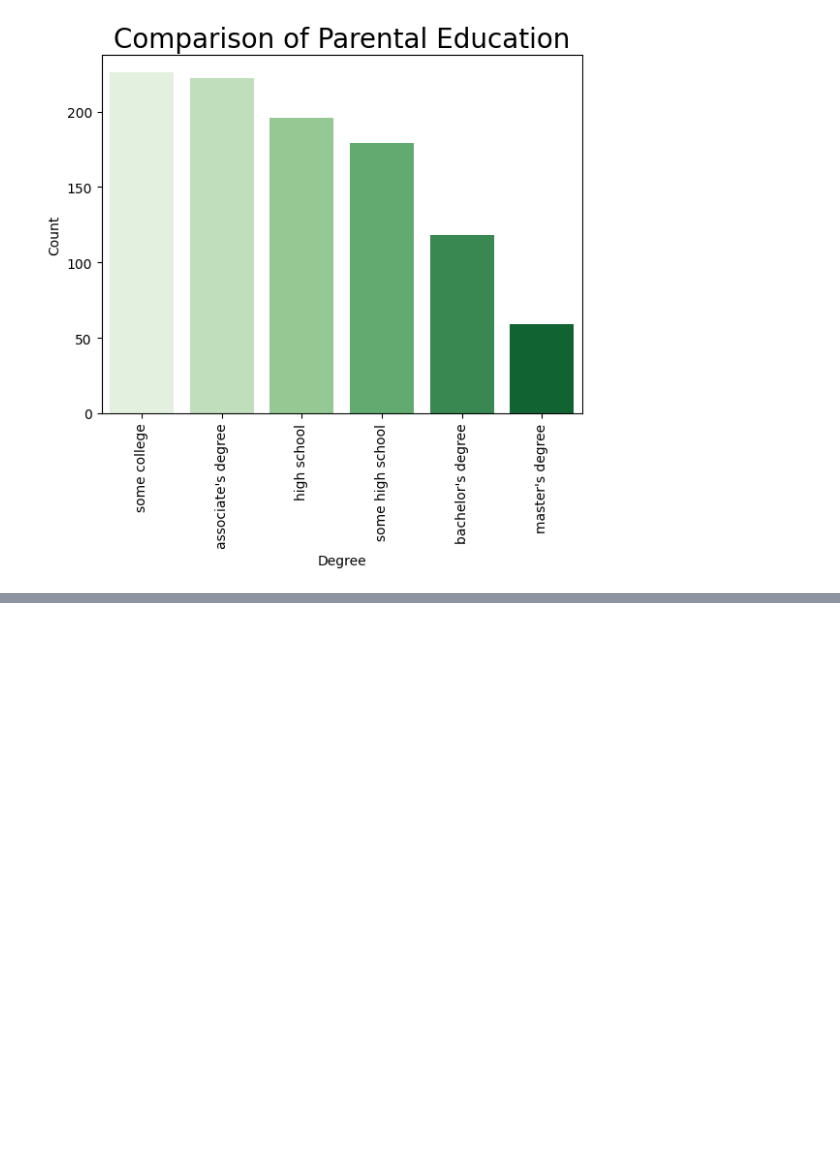
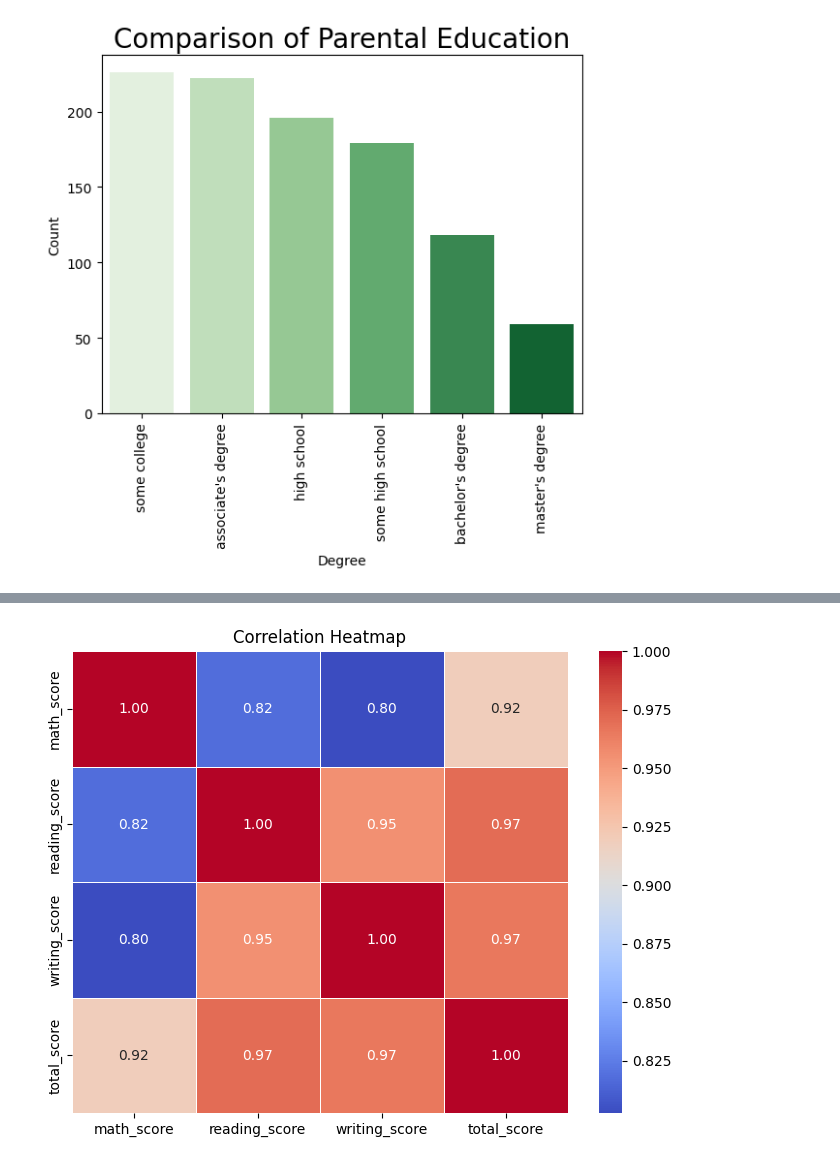
Before and after one commit to HRKhan-DS/test-preparation-predict, a Jupyter notebook: notebook/eda_analysis.ipynb, the cells around one changed output, grey strips where cells are left out. Cells and saved outputs as stored; diff of their text form; code cells hidden in the pictures; blank space fills up the shorter version.

```diff
--- a/notebook/eda_analysis.ipynb
+++ b/notebook/eda_analysis.ipynb
@@ -336,5 +326,19 @@ Column=writing_score: Skewness=-0.22370073821656367 Distribution=left_skewed
 Column=total_score: Skewness=-0.2990571175016888 Distribution=left_skewed
 Column=average: Skewness=-0.2990424326521194 Distribution=left_skewed
+# %%
+
+numeric_data = df[['math_score', 'reading_score', 'writing_score','total_score']]
+
+# Calculate the correlation matrix for the numeric columns
+correlation_matrix = numeric_data.corr()
+
+# Create a Seaborn heatmap
+plt.figure(figsize=(8, 6))
+sns.heatmap(correlation_matrix, annot=True, cmap='coolwarm', fmt=".2f", linewidths=0.5)
+plt.title("Correlation Heatmap")
+plt.show()
+# %% [output]
+[figure, added]
 # %%
 sns.pairplot(df,hue = 'gender')
 plt.show()
```
Also changed, not shown: parts of 7 cells of this notebook, 4 other files.
